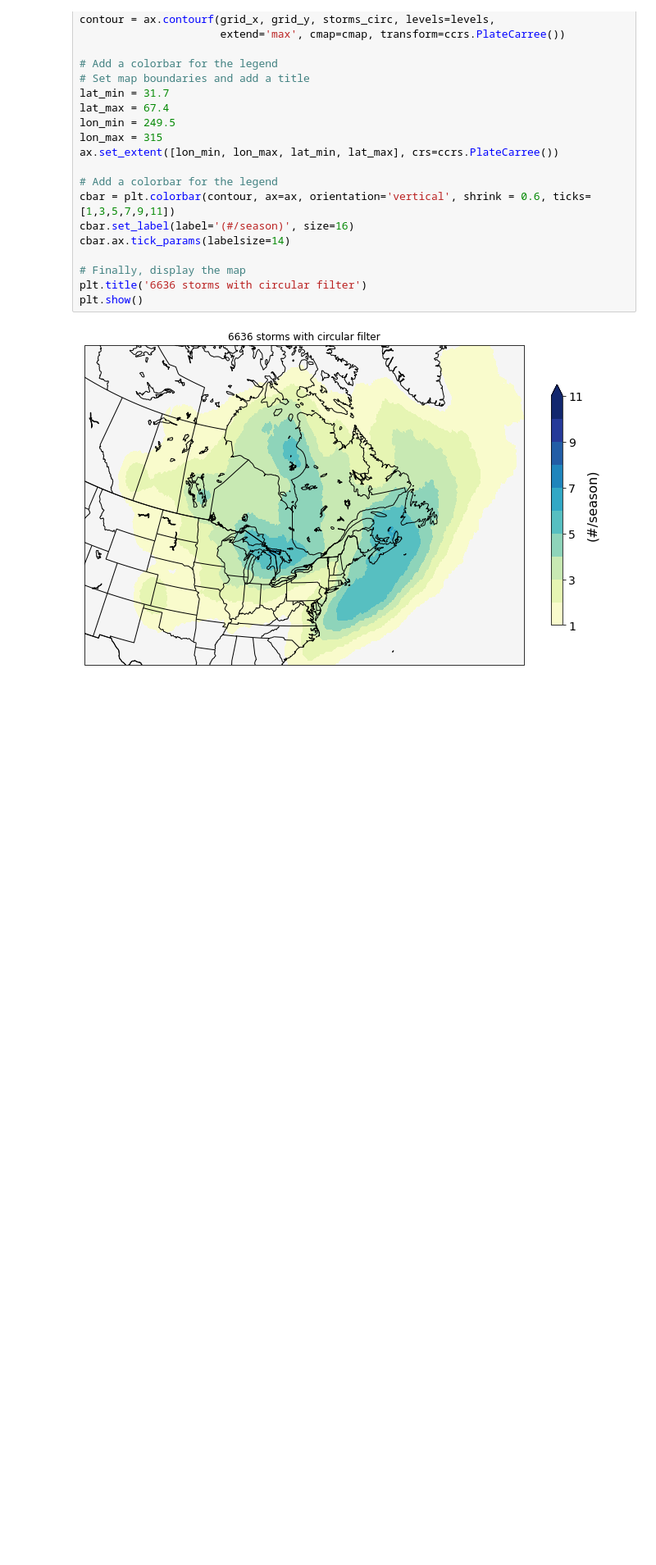
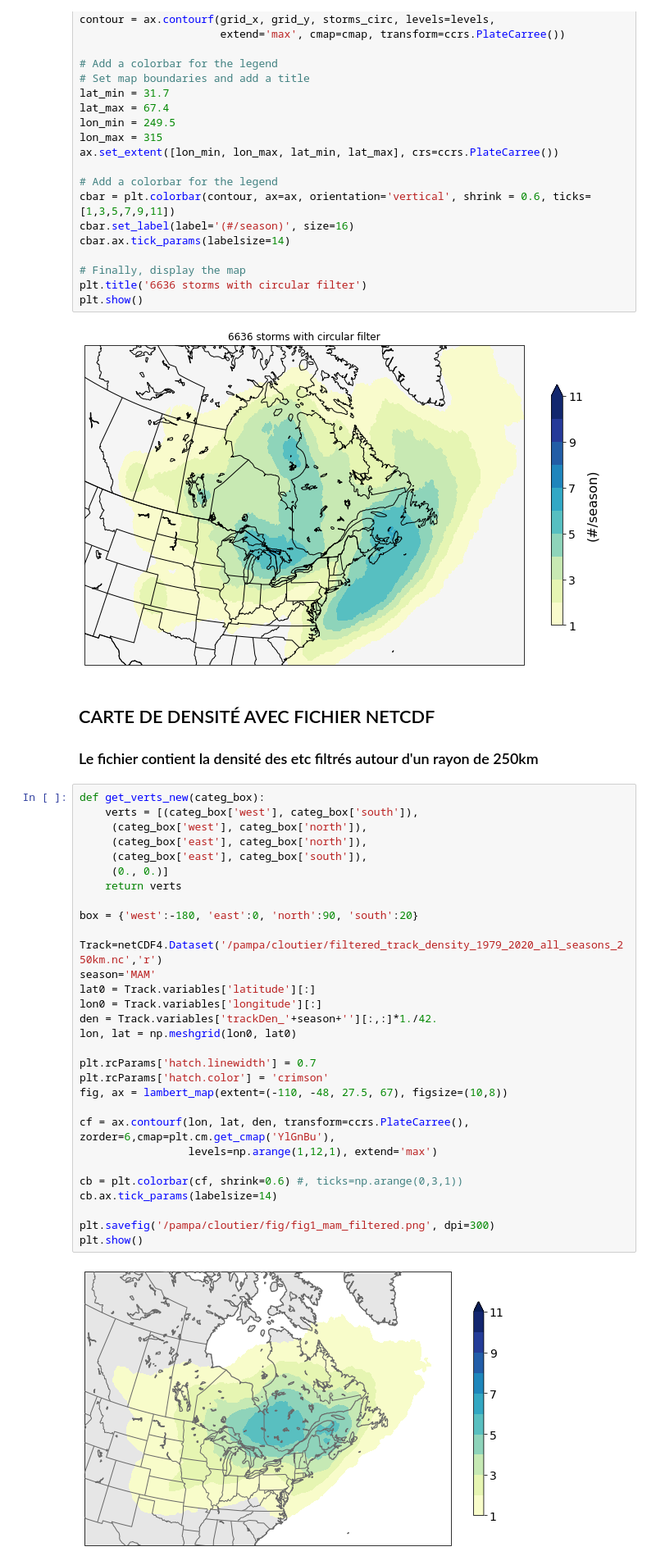
Before and after one commit to maxinecloutierg/ERA5_Storm_Track, a Jupyter notebook: jupyter/etc_maps.ipynb, the cells around one changed output. Shown at 82% size. Drawn from its saved outputs; the diff is of its cells as text; blank space fills up the shorter version.

Commit message:
code fortran densité et création des cartes

```diff
--- a/jupyter/etc_maps.ipynb
+++ b/jupyter/etc_maps.ipynb
@@ -665,3 +668,38 @@ plt.title('6636 storms with circular filter')
 plt.show()
 # %% [output]
 [figure]
+# %% [markdown]
+## CARTE DE DENSITÉ AVEC FICHIER NETCDF
+### Le fichier contient la densité des etc filtrés autour d'un rayon de 250km
+# %%
+def get_verts_new(categ_box):
+    verts = [(categ_box['west'], categ_box['south']),
+     (categ_box['west'], categ_box['north']),
+     (categ_box['east'], categ_box['north']),
+     (categ_box['east'], categ_box['south']),
+     (0., 0.)]
+    return verts
+
+box = {'west':-180, 'east':0, 'north':90, 'south':20}
+
+Track=netCDF4.Dataset('/pampa/cloutier/filtered_track_density_1979_2020_all_seasons_250km.nc','r')
+season='MAM'
+lat0 = Track.variables['latitude'][:]
+lon0 = Track.variables['longitude'][:]
+den = Track.variables['trackDen_'+season+''][:,:]*1./42.
+lon, lat = np.meshgrid(lon0, lat0)
+
+plt.rcParams['hatch.linewidth'] = 0.7
+plt.rcParams['hatch.color'] = 'crimson'
+fig, ax = lambert_map(extent=(-110, -48, 27.5, 67), figsize=(10,8))
+
+cf = ax.contourf(lon, lat, den, transform=ccrs.PlateCarree(), zorder=6,cmap=plt.cm.get_cmap('YlGnBu'),
+                 levels=np.arange(1,12,1), extend='max')
+
+cb = plt.colorbar(cf, shrink=0.6) #, ticks=np.arange(0,3,1))
+cb.ax.tick_params(labelsize=14)
+
+plt.savefig('/pampa/cloutier/fig/fig1_mam_filtered.png', dpi=300)
+plt.show()
+# %% [output]
+[figure, added]
```
Also changed, not shown: parts of 5 cells of this notebook, 7 other files.
